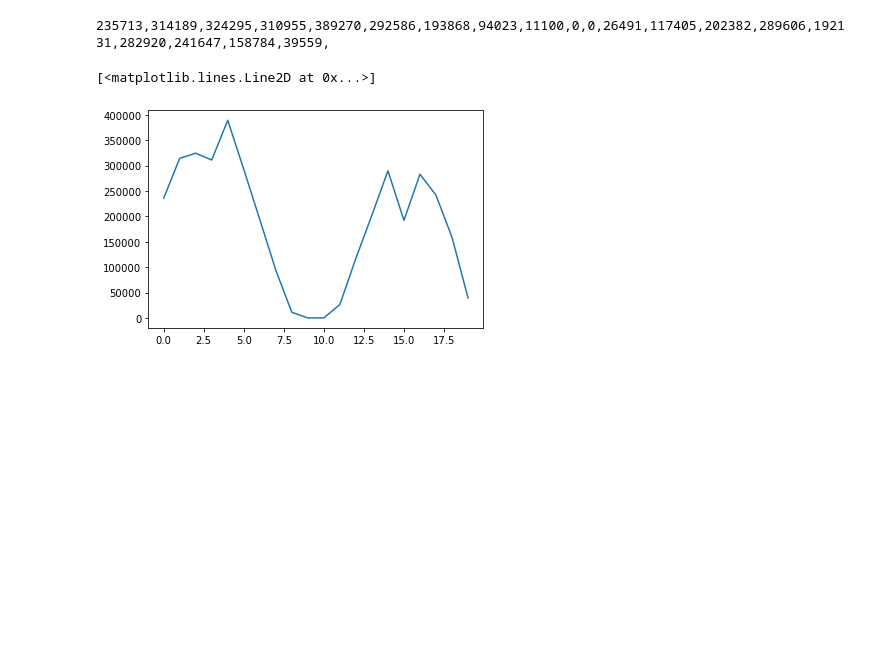
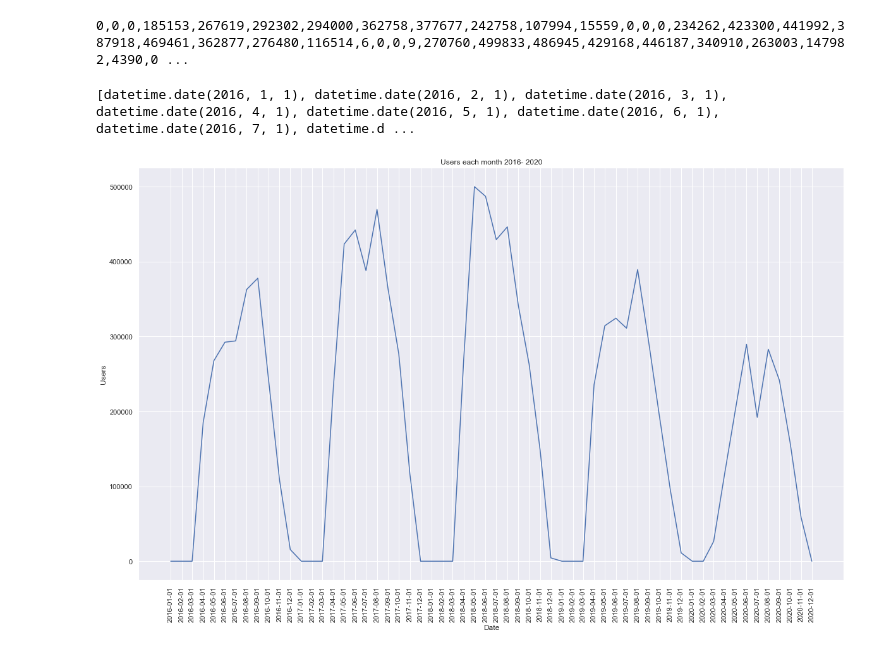
Before and after one commit to anafvana/OsloBysykkelAnalysis, a Jupyter notebook: nrOfTripPrMonth.ipynb, the cells around one changed output. Cells and saved outputs as stored; diff of their text form; code cells hidden in the pictures; blank space fills up the shorter version.

Commit message:
Added data from 2016 - 2018 in the nrOfTripPrMonth + some tweaking

```diff
--- a/nrOfTripPrMonth.ipynb
+++ b/nrOfTripPrMonth.ipynb
@@ -36,16 +50,37 @@ https://data.urbansharing.com/oslobysykkel.no/trips/v1/2020/11.csv
 https://data.urbansharing.com/oslobysykkel.no/trips/v1/2020/12.csv
 No data for 12/2020
 # %%
-# for nr in nrOfTrips:
-#     print(nr, end=',')
+for nr in nrOfTrips:
+    print(nr, end=',')
 # %% [output]
-235713,314189,324295,310955,389270,292586,193868,94023,11100,0,0,26491,117405,202382,289606,192131,282920,241647,158784,39559,
+0,0,0,185153,267619,292302,294000,362758,377677,242758,107994,15559,0,0,0,234262,423300,441992,387918,469461,362877,276480,116514,6,0,0,9,270760,499833,486945,429168,446187,340910,263003,147982,4390,0 ...
+# %%
+dateList=[]
+for y in range (2016,2021): #Create a x tick list
+    for m in range(1,13):
+        d = date(y, m, 1)
+        dateList.append(d)
 # %%
-staticTripList=[235713,314189,324295,310955,389270,292586,193868,94023,11100,0,0,26491,117405,202382,289606,192131,282920,241647,158784,39559]
+staticTripList=[0,0,0,185153,267619,292302,294000,362758,377677,242758,107994,15559,0,0,0,234262,423300,441992,387918,469461,362877,276480,116514,6,0,0,9,270760,499833,486945,429168,446187,340910,263003,147982,4390,0,0,0,235713,314189,324295,310955,389270,292586,193868,94023,11100,0,0,26491,117405,202382,289606,192131,282920,241647,158784,58346,0]
-# %%
-from matplotlib import pyplot as plt
-fig, ax = plt.subplots()
-ax.plot(staticTripList)
-# %% [output]
-[<matplotlib.lines.Line2D at 0x...>]
-[figure, removed]
+# %%
+import seaborn as sns
+print(dateList)
+# %% [output]
+[datetime.date(2016, 1, 1), datetime.date(2016, 2, 1), datetime.date(2016, 3, 1), datetime.date(2016, 4, 1), datetime.date(2016, 5, 1), datetime.date(2016, 6, 1), datetime.date(2016, 7, 1), datetime.d ...
+# %%
+from matplotlib import pyplot as plt
+import numpy as np
+sns.set_theme(style="darkgrid")
+
+plt.figure(figsize=(20,12))
+plt.plot(dateList, staticTripList)
+plt.title("Users each month 2016- 2020")
+plt.xlabel('Date')
+plt.ylabel('Users')
+
+plt.xticks(dateList, rotation='vertical')
+
+
+plt.show()
+# %% [output]
+[figure, added]
```
Also changed, not shown: parts of 2 cells of this notebook.
